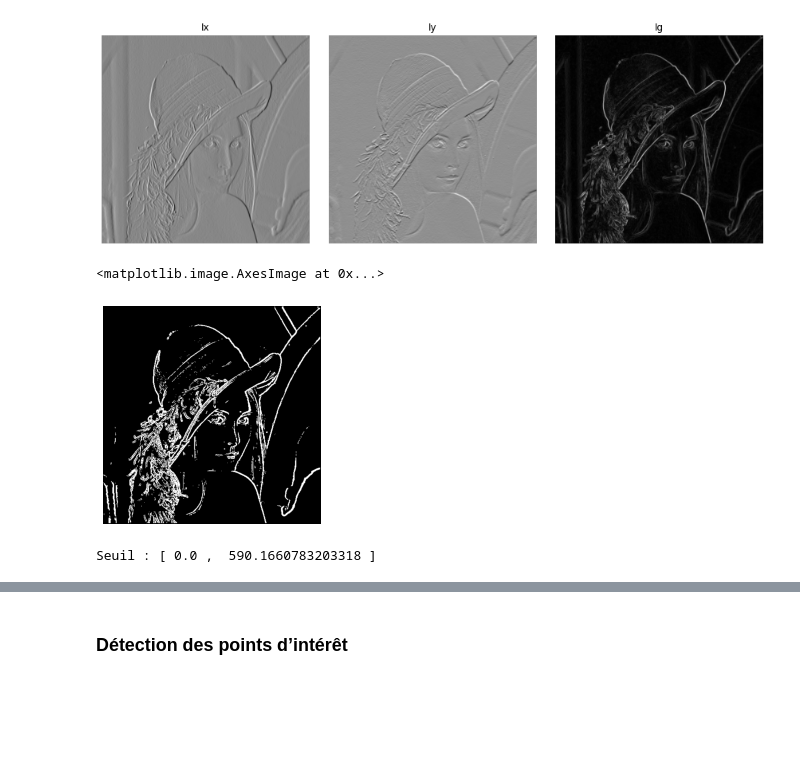
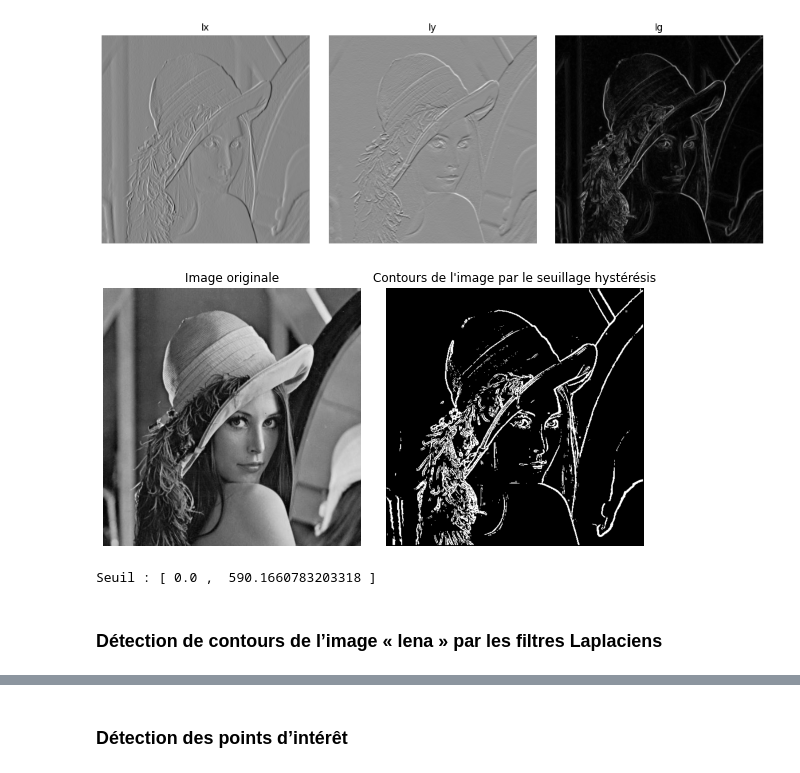
Before and after one commit to justirbs/AI_based_image_processing, a Jupyter notebook: TP2/tp2.ipynb, the cells around one changed output, grey strips where cells are left out. Drawn from its saved outputs; the diff is of its cells as text; code cells hidden in the pictures; blank space fills up the shorter version.

```diff
--- a/TP2/tp2.ipynb
+++ b/TP2/tp2.ipynb
@@ -191,11 +195,3 @@ plt.tight_layout()
 plt.show()
 # %% [output]
 [figure]
-# %%
-im_contours_lena = image_contours_gradient(image_lena, 100)
-
-plt.axis('off')  # Désactive les axes
-plt.imshow(im_contours_lena, cmap='gray')
-# %% [output]
-<matplotlib.image.AxesImage at 0x...>
-[figure, removed]
@@ -202,5 +200,24 @@ plt.imshow(im_contours_lena, cmap='gray')
+# %%
+plt.figure(figsize=(8, 4))
+
+plt.subplot(1, 2, 1)
+plt.imshow(image_lena, cmap='gray')
+plt.title("Image originale")
+plt.axis('off')  # Désactive les axes
+
+plt.subplot(1, 2, 2)
+plt.imshow(im_contours_lena, cmap='gray')
+plt.title('Contours de l\'image par le seuillage hystérésis')
+plt.axis('off')  # Désactive les axes
+
+plt.tight_layout()
+plt.show()
+# %% [output]
+[figure, added]
 # %%
 min_seuil, max_seuil = seuillage_gradient(image_lena)
 print('Seuil : [', min_seuil, ', ', max_seuil, ']')
 # %% [output]
 Seuil : [ 0.0 ,  590.1660783203318 ]
+# %% [markdown]
+### Détection de contours de l’image « lena » par les filtres Laplaciens
```
Also changed, not shown: parts of 12 cells of this notebook, 7 other files.
